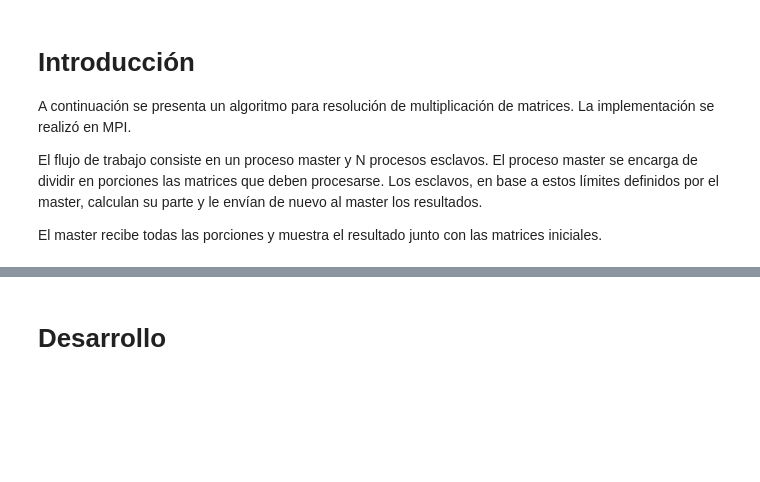
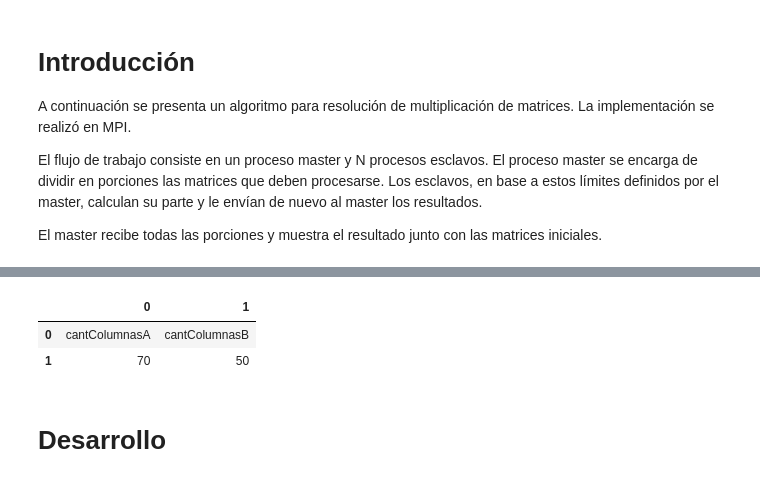
Before and after one commit to facundotourn/Entrega-SOA-EA3, a Jupyter notebook: HPC/Tourn_Facundo_ejercicio_3.ipynb, the cells around one changed output, grey strips where cells are left out. Saved outputs shown, nothing was run; the diff lists cells and outputs as text; code cells hidden in the pictures; blank space fills up the shorter version.

Commit message:
reentrega de ejercicios

```diff
--- a/HPC/Tourn_Facundo_ejercicio_3.ipynb
+++ b/HPC/Tourn_Facundo_ejercicio_3.ipynb
@@ -11,3 +16,24 @@ No es necesario ningún setup dentro del cuaderno.
+# %%
+from google.colab import auth
+auth.authenticate_user()
+
+import gspread
+from oauth2client.client import GoogleCredentials
+
+gc = gspread.authorize(GoogleCredentials.get_application_default())
+
+worksheet = gc.open('ea3-ejercicio3-data').sheet1
+
+# get_all_values gives a list of rows.
+rows = worksheet.get_all_values()
+
+# Convert to a DataFrame and render.
+import pandas as pd
+pd.DataFrame.from_records(rows)
+# %% [output]
+|  | 0 | 1 |
+| 0 | cantColumnasA | cantColumnasB |
+| 1 | 70 | 50 |
 # %% [markdown]
 # Desarrollo
 # %%
```
Also changed, not shown: parts of 6 cells of this notebook, 2 other files.
